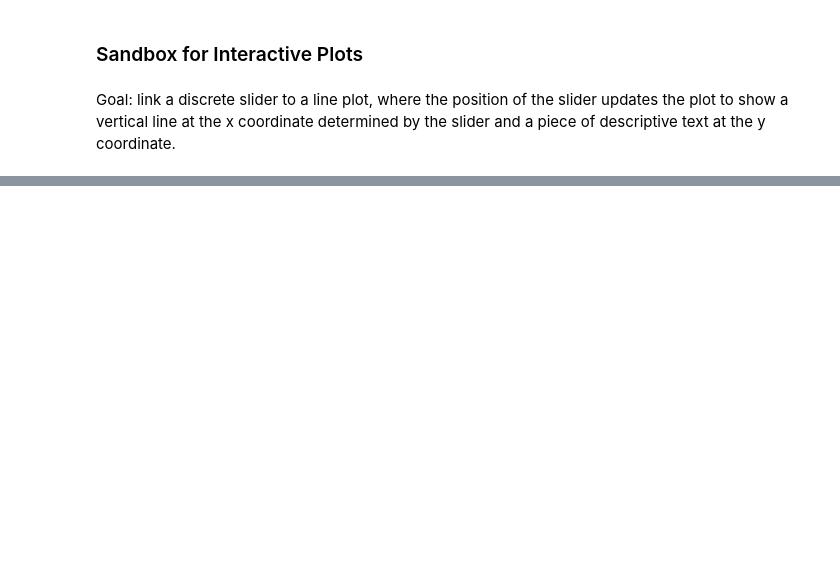
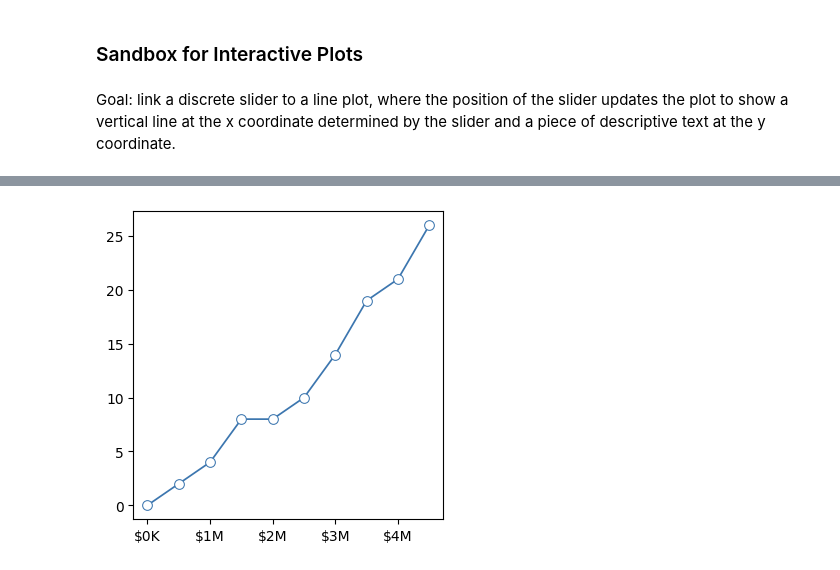
Before and after one commit to conery/tidegates, a Jupyter notebook: sandbox/plots.ipynb, the cells around one changed output, grey strips where cells are left out. Cells and saved outputs as stored; diff of their text form; code cells hidden in the pictures; blank space fills up the shorter version.

```diff
--- a/sandbox/plots.ipynb
+++ b/sandbox/plots.ipynb
@@ -98,0 +65,4 @@ Subclasses:
+# %%
+fig
+# %% [output]
+[figure, added]
```
Also changed, not shown: parts of 19 cells of this notebook, 10 other files.
